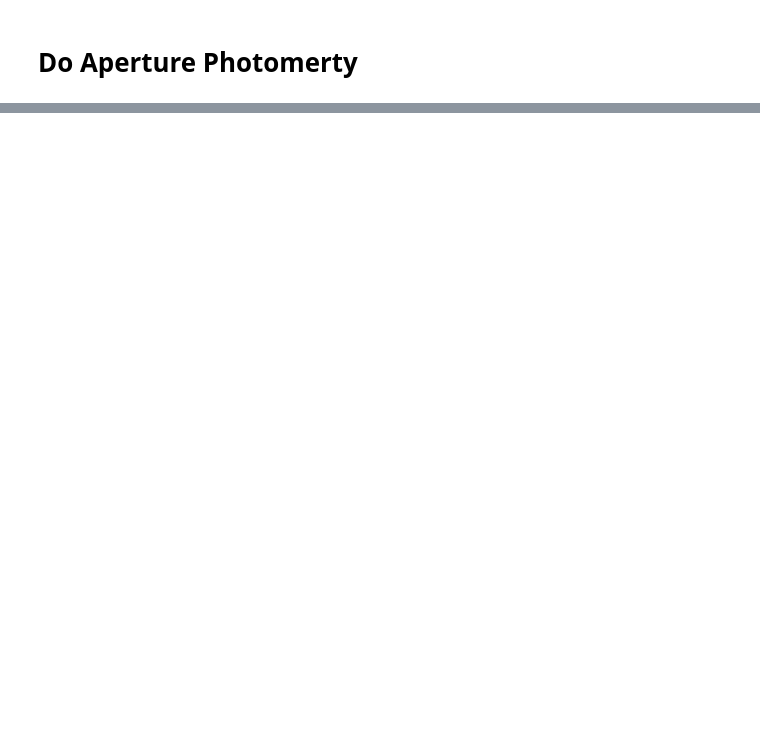
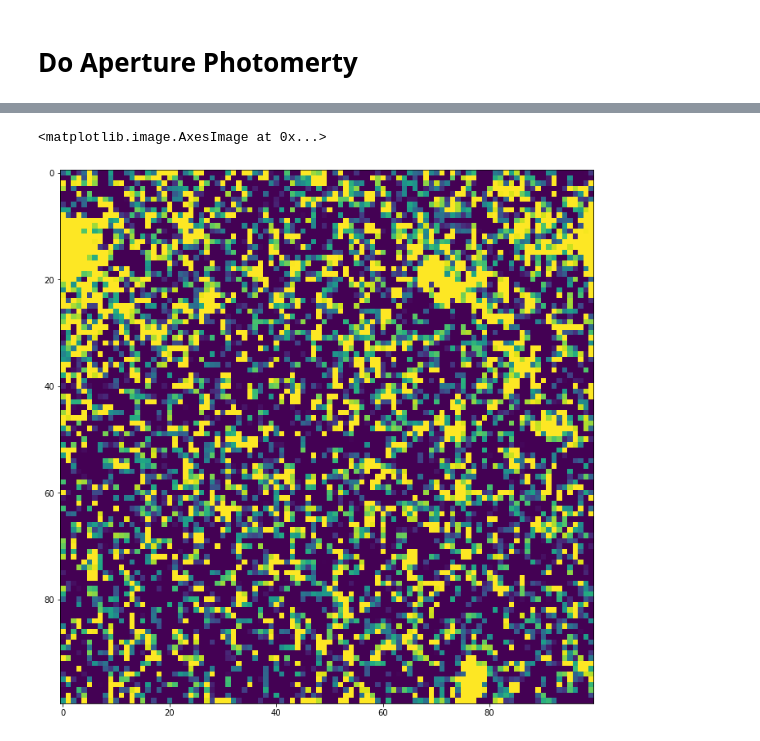
Before and after one commit to crawfordsm/lcbg, a Jupyter notebook: notebooks/find_lcbgs/petrosian_radius.ipynb, the cells around one changed output, grey strips where cells are left out. Drawn from its saved outputs; the diff is of its cells as text; code cells hidden in the pictures; blank space fills up the shorter version.

```diff
--- a/notebooks/find_lcbgs/petrosian_radius.ipynb
+++ b/notebooks/find_lcbgs/petrosian_radius.ipynb
@@ -498,0 +79,13 @@ array([ 1,  2,  3,  4,  5,  6,  7,  8,  9, 10, 11, 12, 13, 14, 16, 17, 18,
+# %%
+# Estimate data noise at dark area
+# --------------------------------
+noise_cutout = Cutout2D(data, (2779, 3390), 100)
+
+noise_mean = noise_cutout.data.mean()
+noise_3_sigma = np.unique(detect_threshold(noise_cutout.data, nsigma=3))[0] # Single value
+noise_8_sigma = np.unique(detect_threshold(noise_cutout.data, nsigma=8))[0] # Single value
+
+plt.imshow(noise_cutout.data, vmax=noise_cutout.data.mean()*10, vmin=0)
+# %% [output]
+<matplotlib.image.AxesImage at 0x...>
+[figure, added]
```
Also changed, not shown: parts of 38 cells of this notebook.
